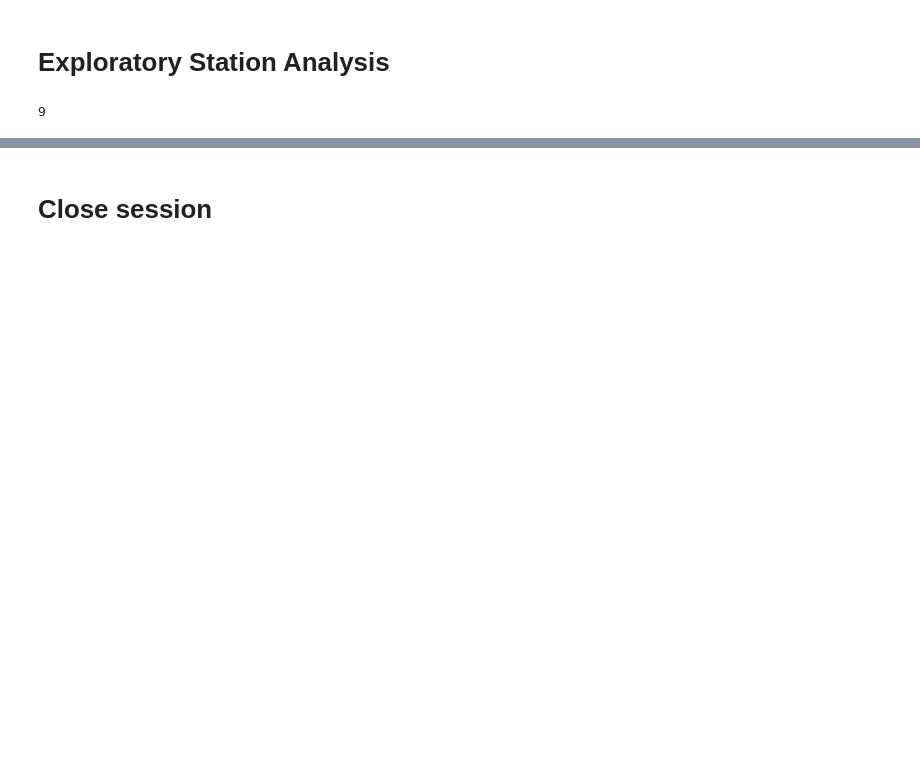
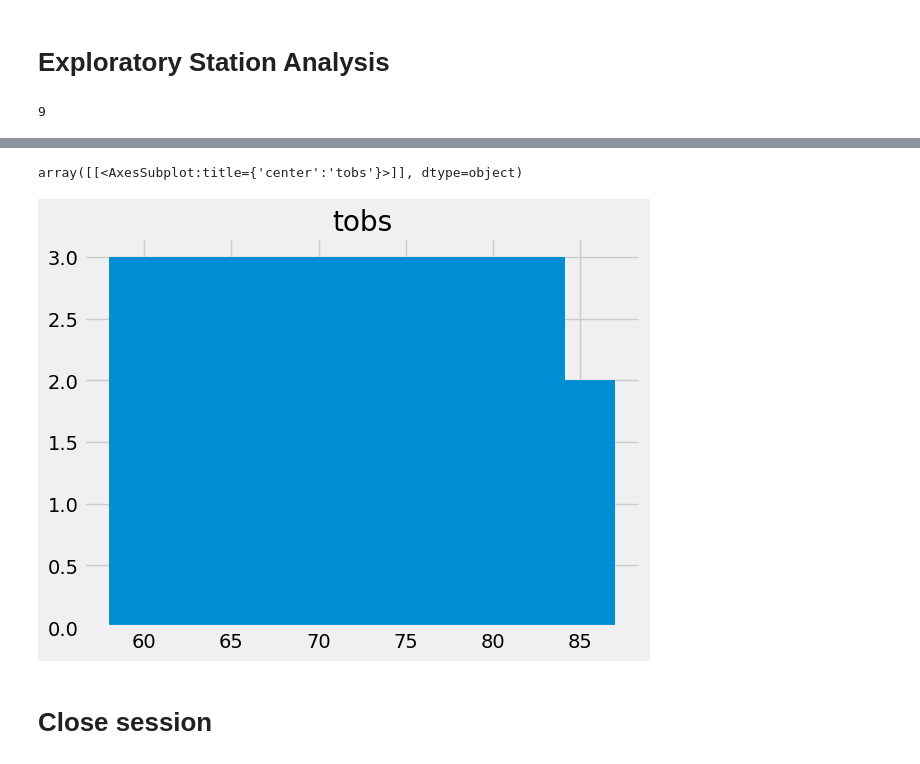
Before and after one commit to paullbrown/sqlalchemy-challenge, a Jupyter notebook: climate_starter.ipynb, the cells around one changed output, grey strips where cells are left out. Saved outputs shown, nothing was run; the diff lists cells and outputs as text; code cells hidden in the pictures; blank space fills up the shorter version.

```diff
--- a/climate_starter.ipynb
+++ b/climate_starter.ipynb
@@ -157,0 +174,16 @@ session.query(station).count()
+# %%
+# Using the most active station id
+# Query the last 12 months of temperature observation data for this station and plot the results as a histogram
+
+# Calculate the date one year from the last date in data set.
+
+date_str = "2016-07"
+session.query(measurement.date, measurement.tobs).\
+    filter(measurement.date >= date_str, measurement.station == 'USC00519281' ).all()
+
+# Perform a query to retrieve the data and precipitation scores
+
+last_12_tobs = session.query(measurement.date, measurement.tobs).\
+    filter(measurement.date >= date_str).group_by(measurement.tobs)
+for x in last_12_tobs:
+    print(x)
@@ -158,6 +208,19 @@ session.query(station).count()
 # %%
 # Using the most active station id
 # Query the last 12 months of temperature observation data for this station and plot the results as a histogram
+
+tobs_df = pd.DataFrame(last_12_tobs)
+
+# Sort the dataframe by date
+
+sorted_tobs_df = tobs_df.sort_values('date', ascending=False)
+
+# Use Pandas Plotting with Matplotlib to plot the data
+
+sorted_tobs_df.hist()
+# %% [output]
+array([[<AxesSubplot:title={'center':'tobs'}>]], dtype=object)
+[figure, added]
 # %% [markdown]
 # Close session
 # %%
```
Also changed, not shown: parts of 5 cells of this notebook.
